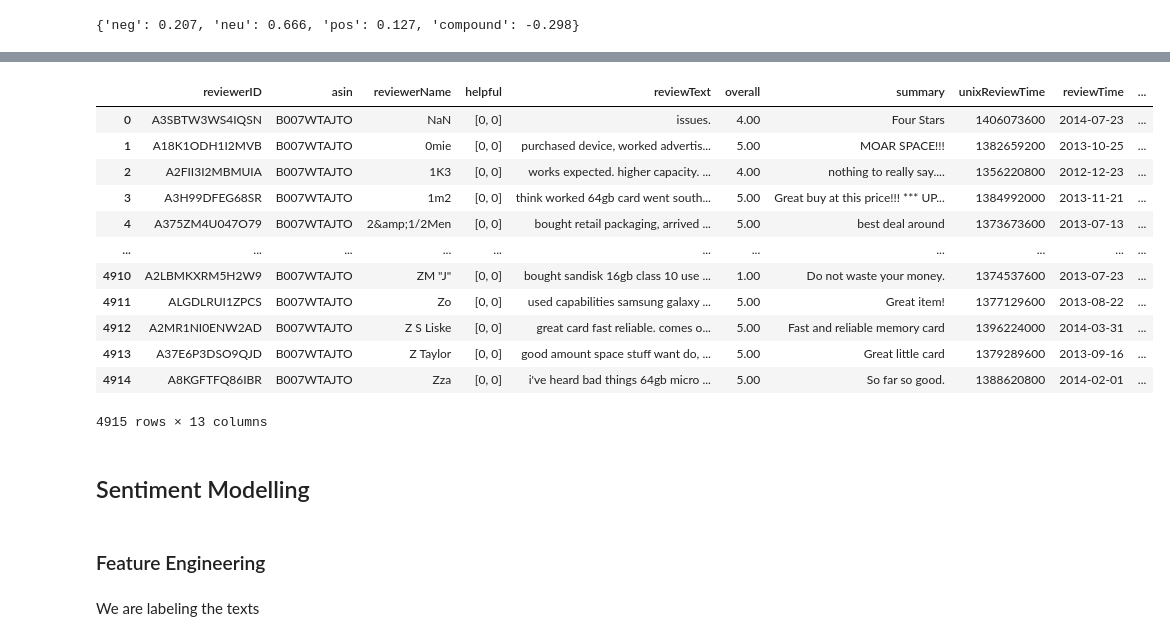
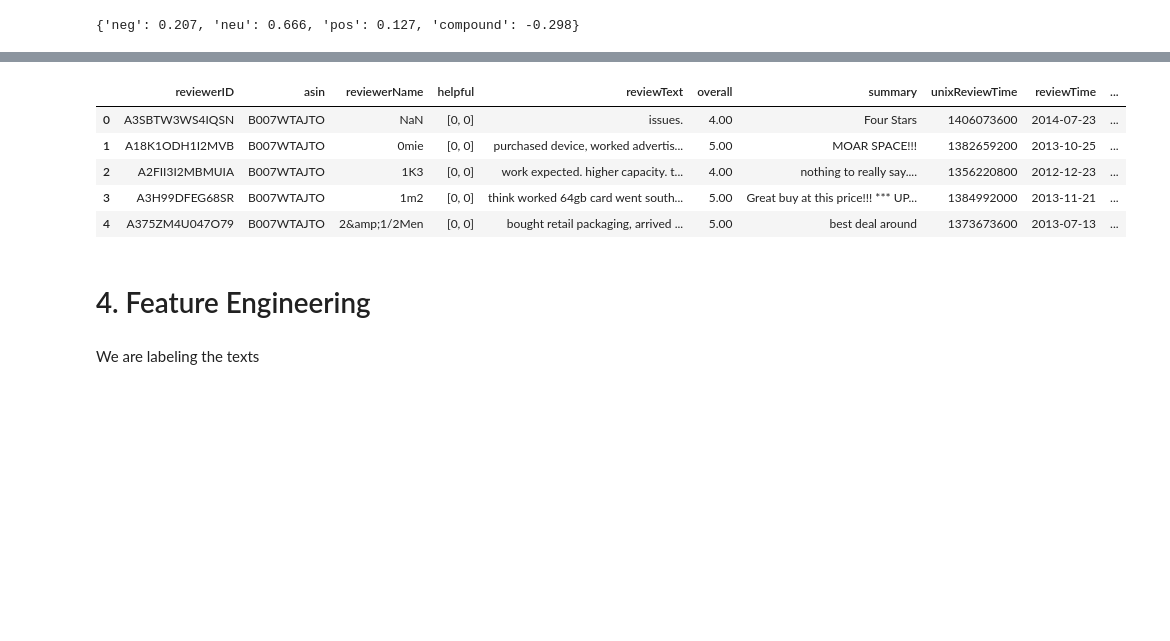
Before and after one commit to elifbeyzatok00/Miuul-Natural-Language-Processing, a Jupyter notebook: nlp.ipynb, the cells around one changed output, grey strips where cells are left out. Drawn from its saved outputs; the diff is of its cells as text; code cells hidden in the pictures; blank space fills up the shorter version.

```diff
--- a/nlp.ipynb
+++ b/nlp.ipynb
@@ -463,25 +463,16 @@ df["polarity_score"]
 4914    0.53
 Name: polarity_score, Length: 4915, dtype: float64
 # %%
-df
+df.head()
 # %% [output]
 |  | reviewerID | asin | reviewerName | helpful | reviewText | overall | summary | unixReviewTime | reviewTime | ... |
 | 0 | A3SBTW3WS4IQSN | B007WTAJTO | NaN | [0, 0] | issues. | 4.00 | Four Stars | 1406073600 | 2014-07-23 | ... |
 | 1 | A18K1ODH1I2MVB | B007WTAJTO | 0mie | [0, 0] | purchased device, worked advertis... | 5.00 | MOAR SPACE!!! | 1382659200 | 2013-10-25 | ... |
-| 2 | A2FII3I2MBMUIA | B007WTAJTO | 1K3 | [0, 0] | works expected. higher capacity. ... | 4.00 | nothing to really say.... | 1356220800 | 2012-12-23 | ... |
+| 2 | A2FII3I2MBMUIA | B007WTAJTO | 1K3 | [0, 0] | work expected. higher capacity. t... | 4.00 | nothing to really say.... | 1356220800 | 2012-12-23 | ... |
 | 3 | A3H99DFEG68SR | B007WTAJTO | 1m2 | [0, 0] | think worked 64gb card went south... | 5.00 | Great buy at this price!!! *** UP... | 1384992000 | 2013-11-21 | ... |
 | 4 | A375ZM4U047O79 | B007WTAJTO | 2&amp;1/2Men | [0, 0] | bought retail packaging, arrived ... | 5.00 | best deal around | 1373673600 | 2013-07-13 | ... |
-| ... | ... | ... | ... | ... | ... | ... | ... | ... | ... | ... |
-| 4910 | A2LBMKXRM5H2W9 | B007WTAJTO | ZM "J" | [0, 0] | bought sandisk 16gb class 10 use ... | 1.00 | Do not waste your money. | 1374537600 | 2013-07-23 | ... |
-| 4911 | ALGDLRUI1ZPCS | B007WTAJTO | Zo | [0, 0] | used capabilities samsung galaxy ... | 5.00 | Great item! | 1377129600 | 2013-08-22 | ... |
-| 4912 | A2MR1NI0ENW2AD | B007WTAJTO | Z S Liske | [0, 0] | great card fast reliable. comes o... | 5.00 | Fast and reliable memory card | 1396224000 | 2014-03-31 | ... |
-| 4913 | A37E6P3DSO9QJD | B007WTAJTO | Z Taylor | [0, 0] | good amount space stuff want do, ... | 5.00 | Great little card | 1379289600 | 2013-09-16 | ... |
-| 4914 | A8KGFTFQ86IBR | B007WTAJTO | Zza | [0, 0] | i've heard bad things 64gb micro ... | 5.00 | So far so good. | 1388620800 | 2014-02-01 | ... |
-4915 rows × 13 columns
-# %% [markdown]
-## Sentiment Modelling
 # %% [markdown]
-### Feature Engineering
+# 4. Feature Engineering
 # %% [markdown]
 We are labeling the texts
 # %%
```
Also changed, not shown: parts of 48 cells of this notebook.
